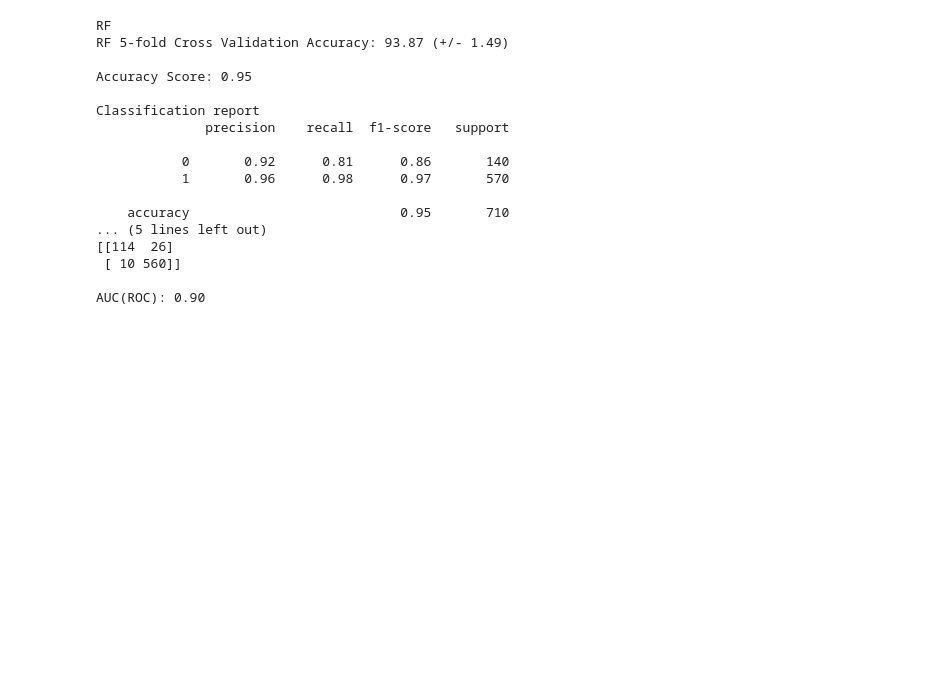
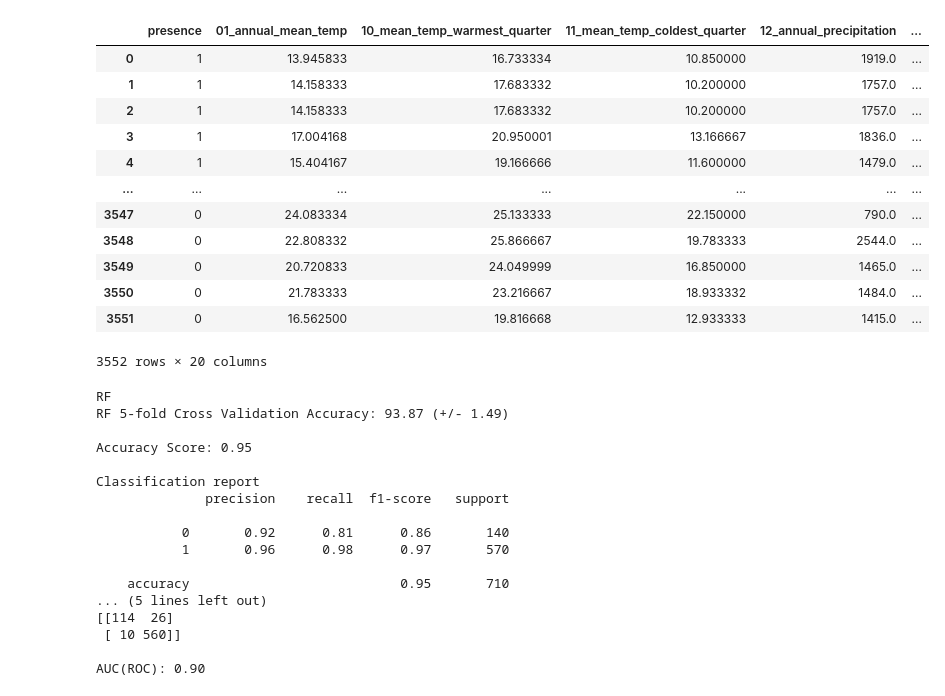
Before and after one commit to Marcelo-Kenji-Noda/web-scraping-images-vinacea, a Jupyter notebook: 6-MODEL.ipynb, the cells around one changed output. Drawn from its saved outputs; the diff is of its cells as text; code cells hidden in the pictures; blank space fills up the shorter version.

```diff
--- a/6-MODEL.ipynb
+++ b/6-MODEL.ipynb
@@ -7,6 +7,22 @@ import numpy as np
 import pandas as pd
 # %%
 data = pd.read_parquet("generated_files/bio_variables_dataframe_occurence_and_abscence.parquet").drop(columns=['Latitude','Longitude'])
+# %%
+data
+# %% [output]
+|  | presence | 01_annual_mean_temp | 10_mean_temp_warmest_quarter | 11_mean_temp_coldest_quarter | 12_annual_precipitation | ... |
+| 0 | 1 | 13.945833 | 16.733334 | 10.850000 | 1919.0 | ... |
+| 1 | 1 | 14.158333 | 17.683332 | 10.200000 | 1757.0 | ... |
+| 2 | 1 | 14.158333 | 17.683332 | 10.200000 | 1757.0 | ... |
+| 3 | 1 | 17.004168 | 20.950001 | 13.166667 | 1836.0 | ... |
+| 4 | 1 | 15.404167 | 19.166666 | 11.600000 | 1479.0 | ... |
+| ... | ... | ... | ... | ... | ... | ... |
+| 3547 | 0 | 24.083334 | 25.133333 | 22.150000 | 790.0 | ... |
+| 3548 | 0 | 22.808332 | 25.866667 | 19.783333 | 2544.0 | ... |
+| 3549 | 0 | 20.720833 | 24.049999 | 16.850000 | 1465.0 | ... |
+| 3550 | 0 | 21.783333 | 23.216667 | 18.933332 | 1484.0 | ... |
+| 3551 | 0 | 16.562500 | 19.816668 | 12.933333 | 1415.0 | ... |
+3552 rows × 20 columns
 # %%
 fillers = data['01_annual_mean_temp'].min()
 # %%
```
Also changed, not shown: 10 other files.
